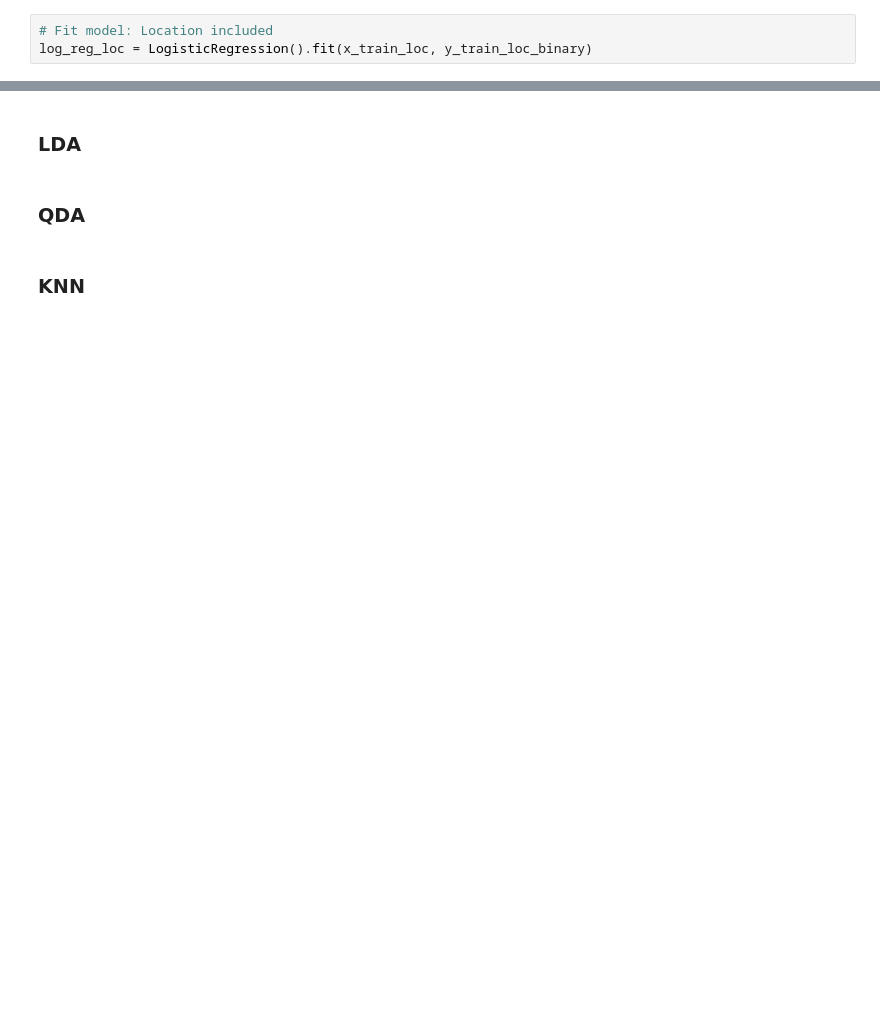
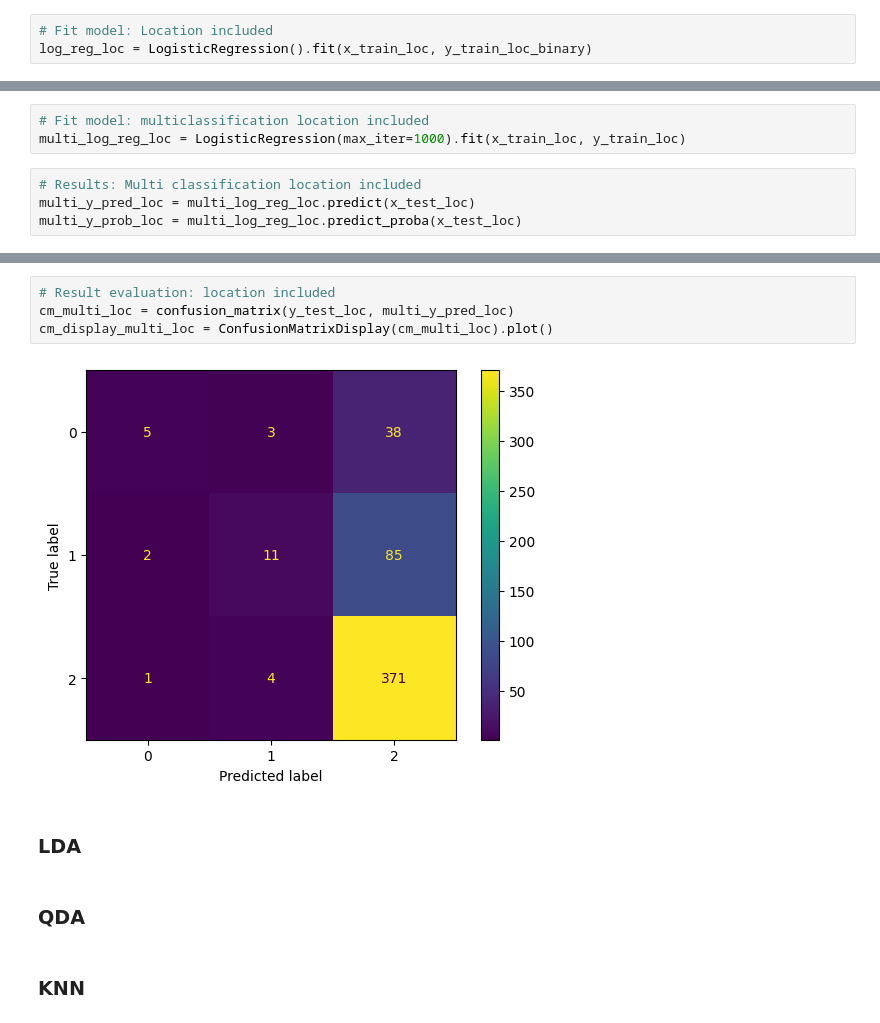
Before and after one commit to ngocmphan/survival_rate_montreal_businesses, a Jupyter notebook: survival_rate_montreal_businesses.ipynb, the cells around one changed output, grey strips where cells are left out. Cells and saved outputs as stored; diff of their text form; blank space fills up the shorter version.

```diff
--- a/survival_rate_montreal_businesses.ipynb
+++ b/survival_rate_montreal_businesses.ipynb
@@ -478,0 +501,7 @@ loc_target_encoded -0.5078916896413992
+# %%
+# Fit model: multiclassification location included
+multi_log_reg_loc = LogisticRegression(max_iter=1000).fit(x_train_loc, y_train_loc)
+# %%
+# Results: Multi classification location included
+multi_y_pred_loc = multi_log_reg_loc.predict(x_test_loc)
+multi_y_prob_loc = multi_log_reg_loc.predict_proba(x_test_loc)
@@ -479,3 +513,9 @@ loc_target_encoded -0.5078916896413992
+# %%
+# Result evaluation: location included
+cm_multi_loc = confusion_matrix(y_test_loc, multi_y_pred_loc)
+cm_display_multi_loc = ConfusionMatrixDisplay(cm_multi_loc).plot()
+# %% [output]
+[figure, added]
 # %% [markdown]
 ### LDA
 # %% [markdown]
```
Also changed, not shown: parts of 24 cells of this notebook.
